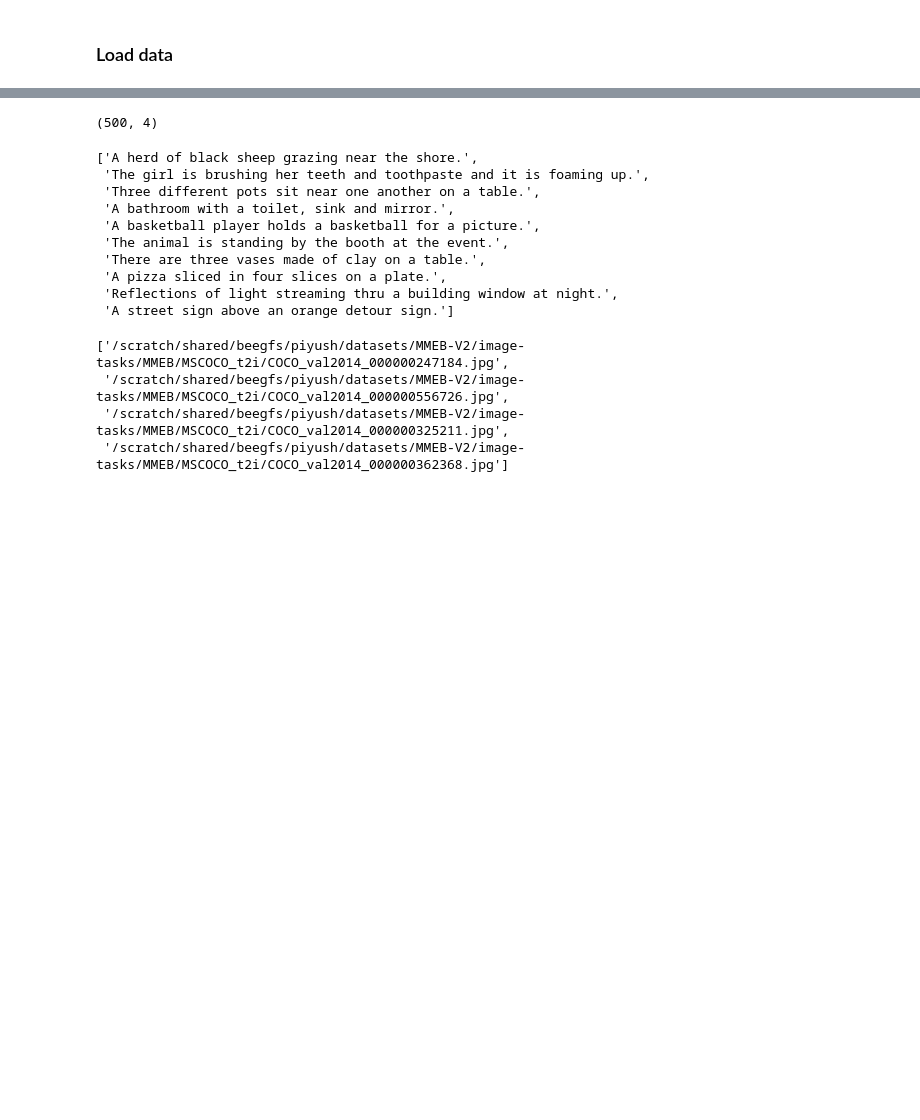
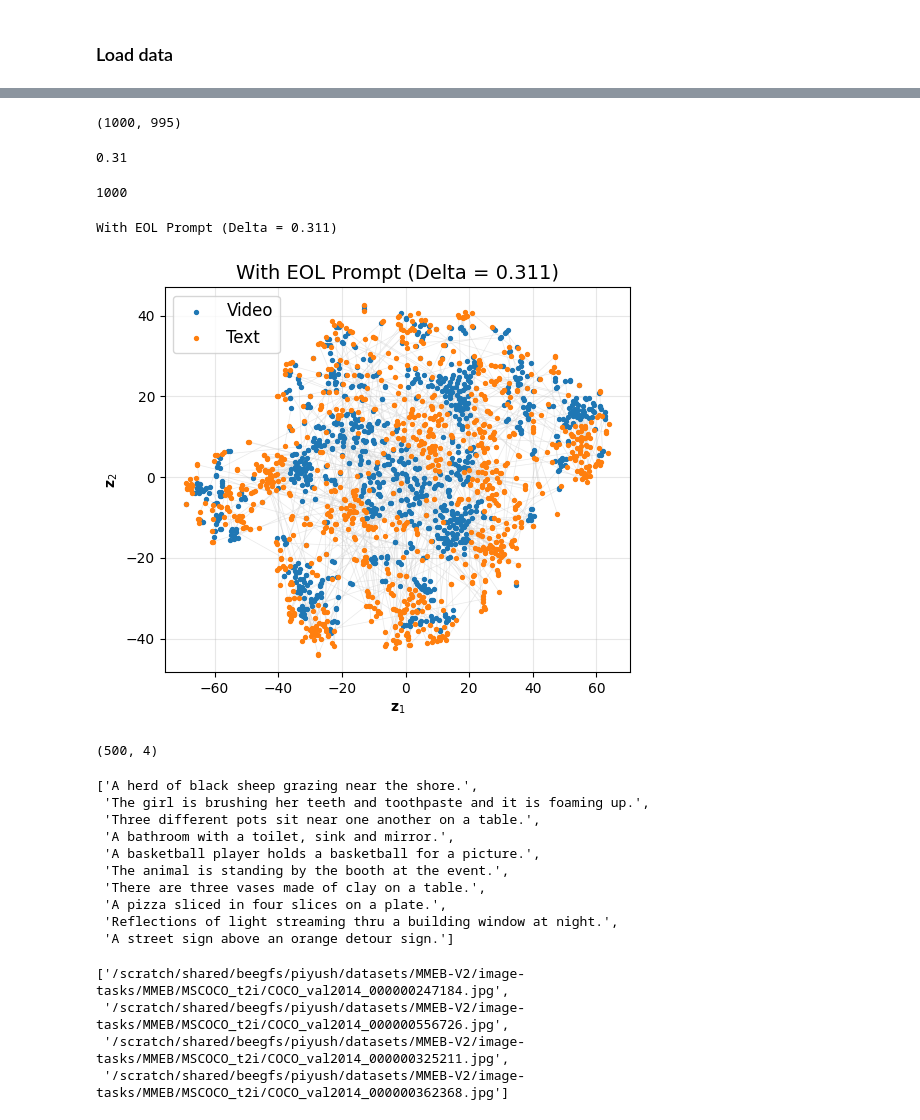
Before and after one commit to bpiyush/CaReBench, a Jupyter notebook: mllm4emb/reproduce_e5v.ipynb, the cells around one changed output, grey strips where cells are left out. Cells and saved outputs as stored; diff of their text form; code cells hidden in the pictures; blank space fills up the shorter version.

```diff
--- a/mllm4emb/reproduce_e5v.ipynb
+++ b/mllm4emb/reproduce_e5v.ipynb
@@ -5,0 +151,31 @@ import matplotlib.pyplot as plt
+# %%
+video_embeds = {
+    p: v for p, v in zip(image_paths, embs_list)
+}
+texts_embeds = {p: v for p, v in zip(captions, text_list)}
+len(video_embeds), len(texts_embeds)
+# %% [output]
+(1000, 995)
+# %%
+X = []
+Y = []
+for i in range(len(df)):
+    row = df.iloc[i].to_dict()
+    zv = video_embeds[row['image_path']]
+    zt = texts_embeds[row[text_col]]
+    X.append(zv)
+    Y.append(zt)
+norm = lambda x: torch.nn.functional.normalize(x, dim=-1)
+X = norm(torch.stack(X))
+Y = norm(torch.stack(Y))
+delta = np.round((X.mean(dim=0) - Y.mean(dim=0)).norm(dim=-1).item(), 2)
+delta
+# %% [output]
+0.31
+# %%
+vid2text = {}
+for f in video_embeds:
+    vid2text[f] = df[df.image_path == f].iloc[0][text_col]
+len(vid2text)
+# %% [output]
+1000
@@ -6,3 +225,11 @@ import matplotlib.pyplot as plt
+# %%
+# save_path = '../figures/qwen3vlembedding8b-msrvtt-modgap.pdf'
+# save_path = f'../figures/{model_key}-msrvtt-modgap.pdf'
+# visualize_modality_gap(video_embeds, texts_embeds, vid2text, title="No EOL Prompt", method='tsne', save_path='../figures/llavanext-noeol.pdf')
+visualize_modality_gap(video_embeds, texts_embeds, vid2text, title="With EOL Prompt", method='tsne', save_path='../figures/llavanext-eol.pdf')
+# %% [output]
+With EOL Prompt (Delta = 0.311)
+[figure, added]
 # %%
 import pandas as pd
 
```
Also changed, not shown: parts of 10 cells of this notebook, 16 other files.
